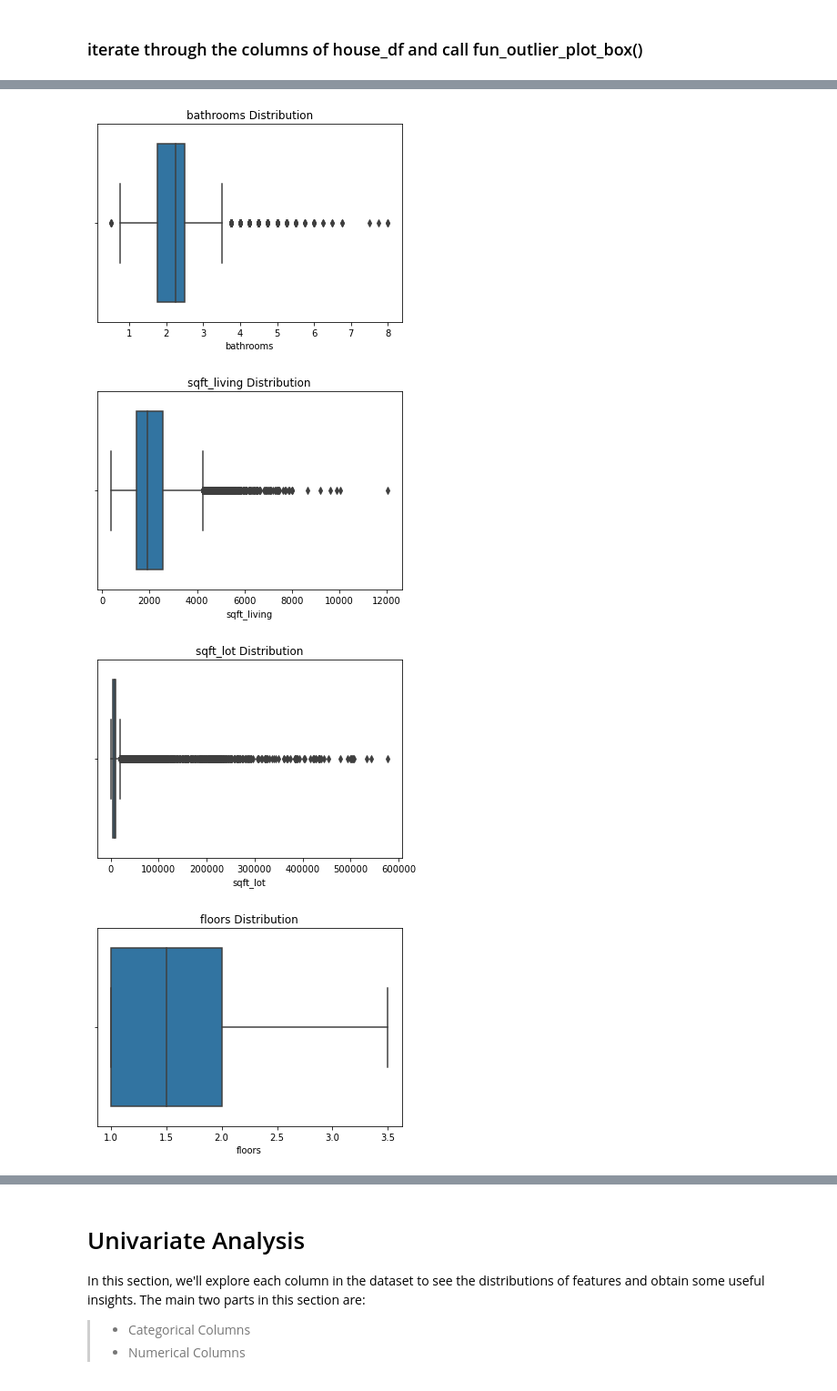
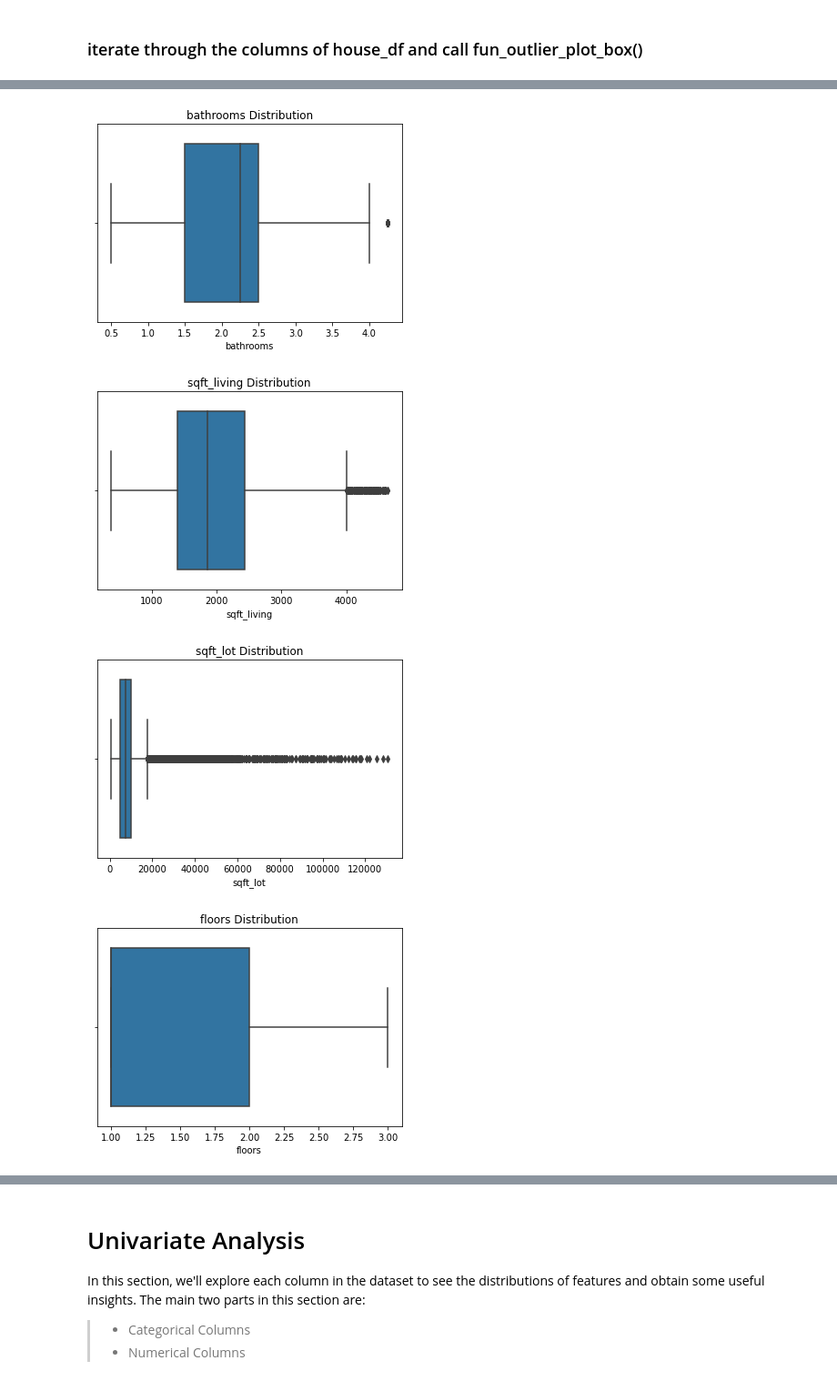
Before and after one commit to Isaac-Ndirangu-Muturi-749/Housing-Affordability-Analysis-in-King-County-Seattle, a Jupyter notebook: student.ipynb, the cells around one changed output, grey strips where cells are left out. Shown at 91% size. Cells and saved outputs as stored; diff of their text form; code cells hidden in the pictures.

```diff
--- a/student.ipynb
+++ b/student.ipynb
@@ -322,4 +288,12 @@ for column in columns:
+# %%
+#function to remove outliers from the columns
+
+def remove_outliers(data, cols, threshold=3):
+    for col in cols:
+        z_scores = np.abs(stats.zscore(data[col]))
+        data = data[z_scores < threshold]
+    return data
 # %%
-# print out the total number of outliers replaced with mode for each column.
-columns = ['bedrooms', 'bathrooms', 'sqft_living', 'sqft_lot', 'floors', 'yr_built', 'sqft_above', 'sqft_living15', 'sqft_lot15']
-house_df = replace_outliers_with_mode(house_df, columns)
+# Remove the outliers
+columns_to_remove_outliers = ['bedrooms', 'bathrooms', 'sqft_living', 'sqft_lot', 'floors', 'yr_built', 'sqft_above', 'sqft_living15', 'sqft_lot15']
+house_df = remove_outliers(house_df , columns_to_remove_outliers)
@@ -330,7 +301,7 @@ Total number of outliers replaced with mode:
 ### iterate through the columns of house_df and call fun_outlier_plot_box()
 # %%
 # iterate through the columns of house_df and call fun_outlier_plot_box()
-for column in columns:
+for column in columns_to_remove_outliers:
     fun_outlier_plot_box(house_df, column)
     plt.title(f"{column} Distribution")
     plt.show()
@@ -339,4 +310,4 @@ for column in columns:
-[figure, old version]
+[figure, new version]
-[figure, old version]
+[figure, new version]
-[figure, old version]
+[figure, new version]
-[figure, old version]
+[figure, new version]
```
Also changed, not shown: parts of 57 cells of this notebook.
